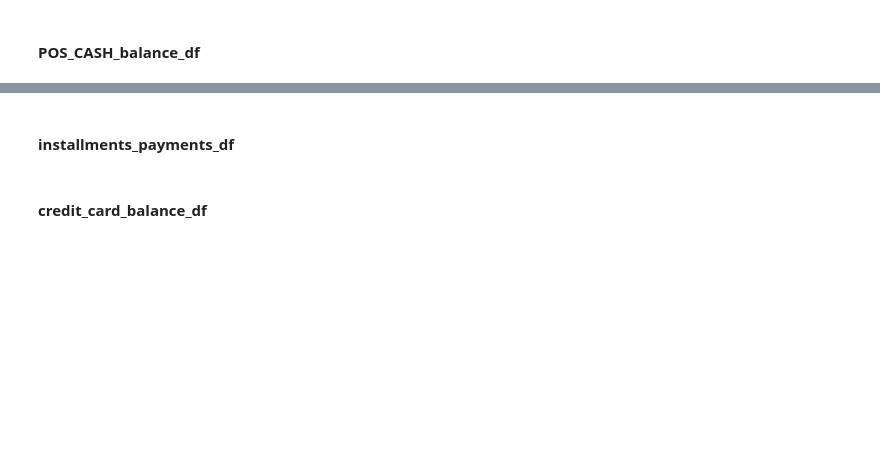
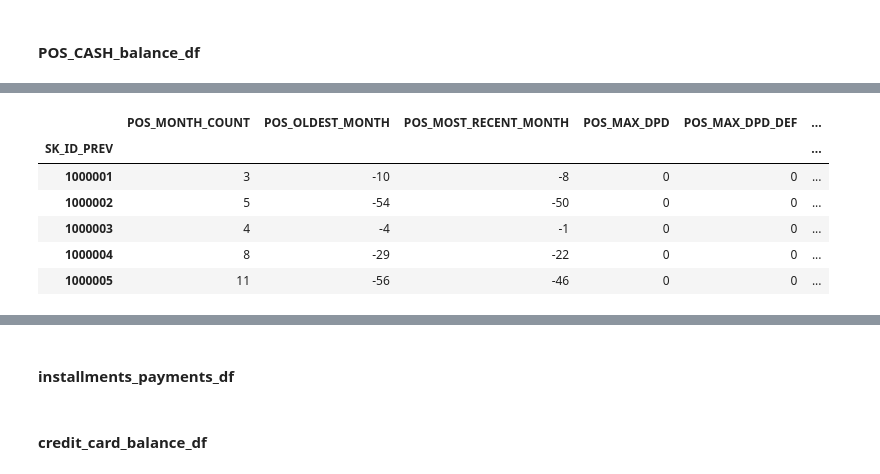
Before and after one commit to USL99/home-credit-default-risk, a Jupyter notebook: notebooks/03_feature_engineering.ipynb, the cells around one changed output, grey strips where cells are left out. Cells and saved outputs as stored; diff of their text form; code cells hidden in the pictures; blank space fills up the shorter version.

```diff
--- a/notebooks/03_feature_engineering.ipynb
+++ b/notebooks/03_feature_engineering.ipynb
@@ -894,0 +1088,7 @@ print("\nNUMERICAL:", numerical_cols_POS_CASH_bal_df)
+# %%
+POS_CASH_bal_work = POS_CASH_balance_df.copy()
+# %%
+POS_CASH_bal_work["POS_IS_OVERDUE"] = (POS_CASH_bal_work["SK_DPD"] > 0).astype(int)
+POS_CASH_bal_work["POS_IS_OVERDUE_DEF"] = (POS_CASH_bal_work["SK_DPD_DEF"] > 0).astype(int)
+# %%
+POS_CASH_bal_work["POS_COMPLETION_RATIO"] = ((POS_CASH_bal_work["CNT_INSTALMENT"] - POS_CASH_bal_work["CNT_INSTALMENT_FUTURE"]) / POS_CASH_bal_work["CNT_INSTALMENT"].replace(0, np.nan))
@@ -894,0 +1117,61 @@ print("\nNUMERICAL:", numerical_cols_POS_CASH_bal_df)
+# %%
+pos_special_prev = (
+    POS_CASH_bal_work
+    .groupby("SK_ID_PREV")
+    .agg(
+        POS_MONTH_COUNT=(
+            "MONTHS_BALANCE",
+            "count"
+        ),
+
+        POS_OLDEST_MONTH=(
+            "MONTHS_BALANCE",
+            "min"
+        ),
+
+        POS_MOST_RECENT_MONTH=(
+            "MONTHS_BALANCE",
+            "max"
+        ),
+
+        POS_MAX_DPD=(
+            "SK_DPD",
+            "max"
+        ),
+
+        POS_MAX_DPD_DEF=(
+            "SK_DPD_DEF",
+            "max"
+        ),
+
+        POS_OVERDUE_MONTH_COUNT=(
+            "POS_IS_OVERDUE",
+            "sum"
+        ),
+
+        POS_OVERDUE_DEF_MONTH_COUNT=(
+            "POS_IS_OVERDUE_DEF",
+            "sum"
+        ),
+
+        POS_COMPLETION_RATIO_MEDIAN=(
+            "POS_COMPLETION_RATIO",
+            "median"
+        ),
+
+        POS_COMPLETION_RATIO_MAX=(
+            "POS_COMPLETION_RATIO",
+            "max"
+        )
+    )
+)
+
+pos_special_prev.head()
+# %% [output]
+|  | POS_MONTH_COUNT | POS_OLDEST_MONTH | POS_MOST_RECENT_MONTH | POS_MAX_DPD | POS_MAX_DPD_DEF | ... |
+| SK_ID_PREV |  |  |  |  |  | ... |
+| 1000001 | 3 | -10 | -8 | 0 | 0 | ... |
+| 1000002 | 5 | -54 | -50 | 0 | 0 | ... |
+| 1000003 | 4 | -4 | -1 | 0 | 0 | ... |
+| 1000004 | 8 | -29 | -22 | 0 | 0 | ... |
+| 1000005 | 11 | -56 | -46 | 0 | 0 | ... |
```
Also changed, not shown: parts of 35 cells of this notebook.
